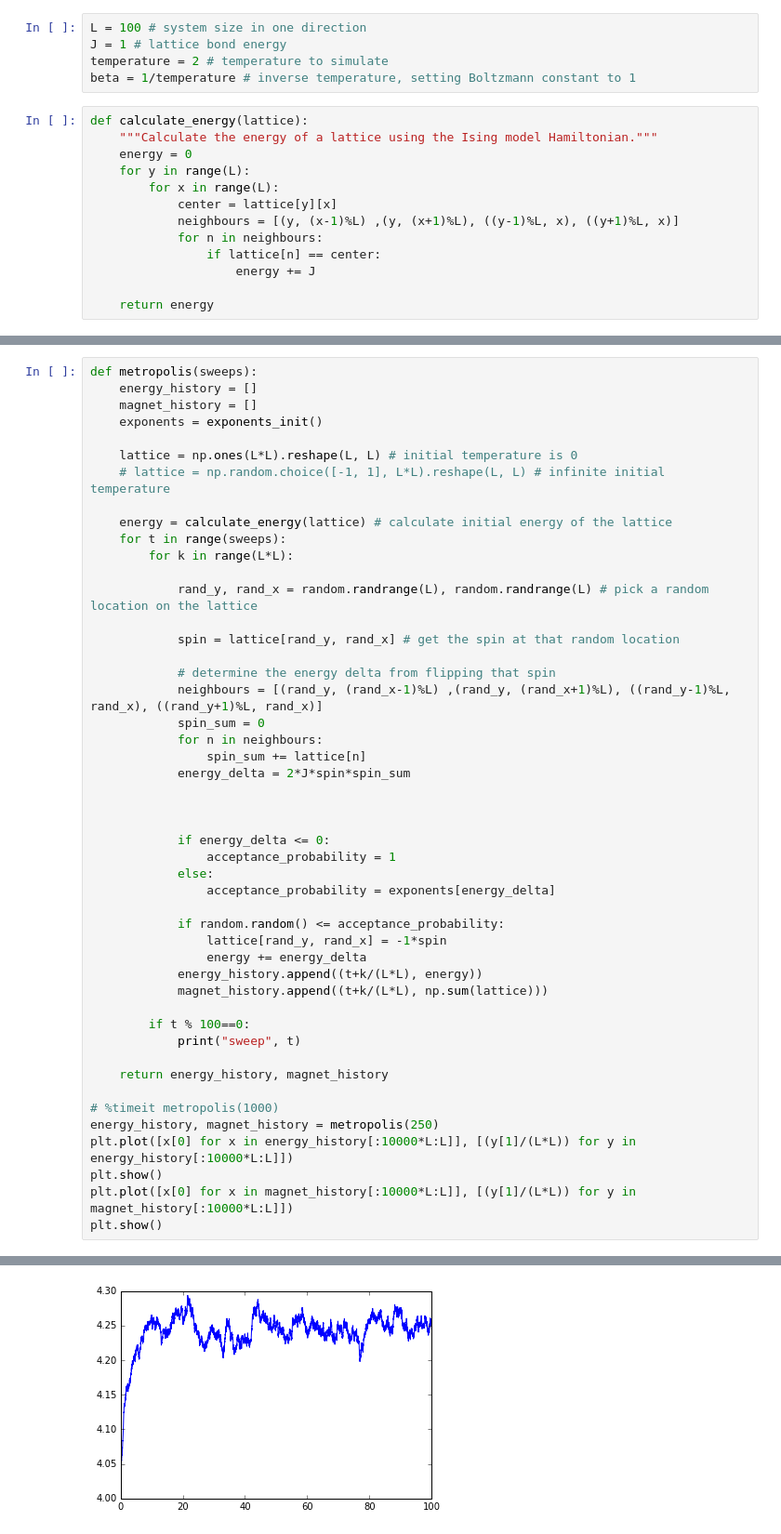
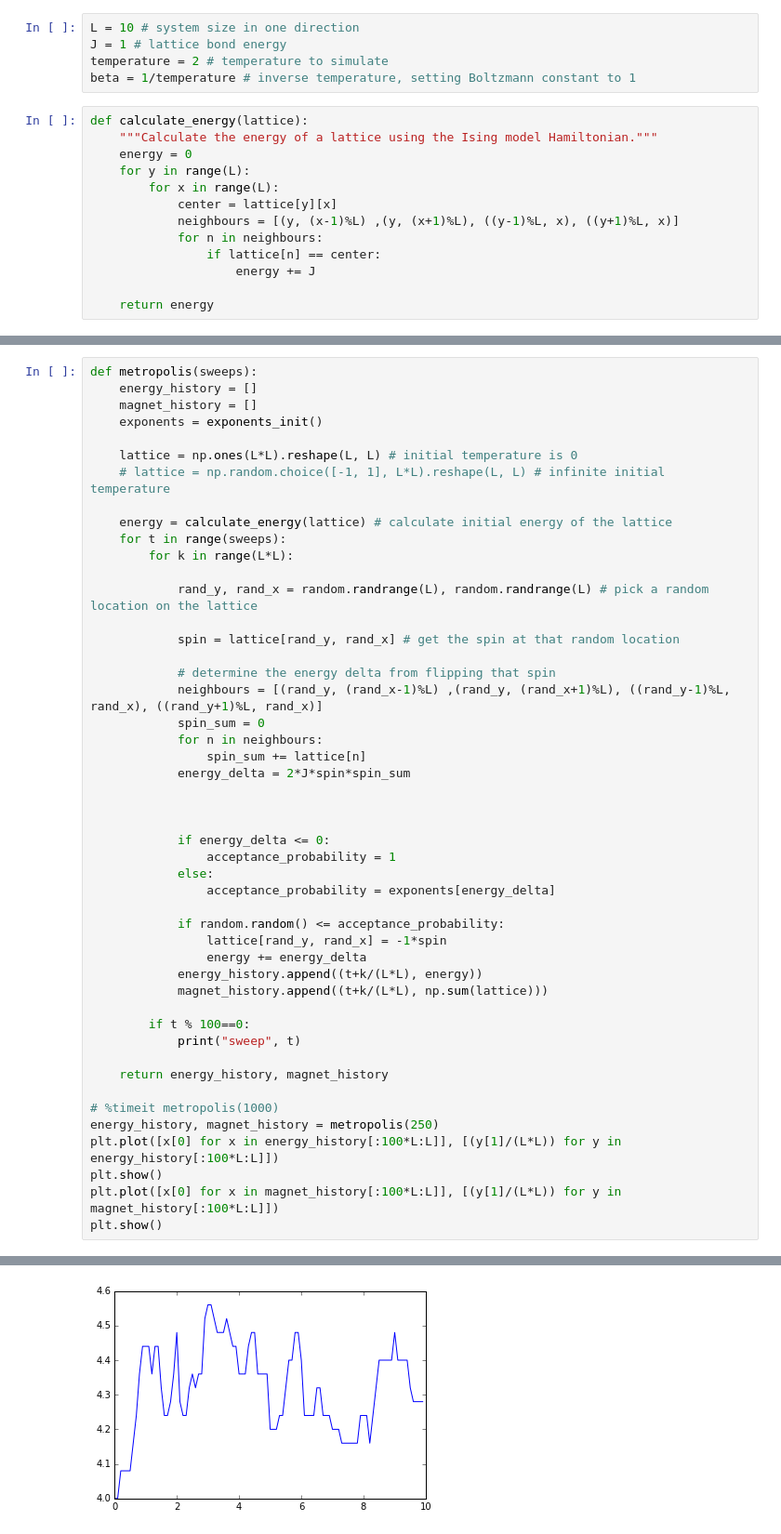
Before and after one commit to teunzwart/bachelor-project, a Jupyter notebook: code/Metropolis-Ising.ipynb, the cells around one changed output, grey strips where cells are left out. Shown at 93% size. Cells and saved outputs as stored; diff of their text form.

```diff
--- a/code/Metropolis-Ising.ipynb
+++ b/code/Metropolis-Ising.ipynb
@@ -8,7 +8,7 @@ import matplotlib.pyplot as plt
 import numpy as np
 import numba
 # %%
-L = 100 # system size in one direction
+L = 10 # system size in one direction
 J = 1 # lattice bond energy
 temperature = 2 # temperature to simulate
 beta = 1/temperature # inverse temperature, setting Boltzmann constant to 1
@@ -59,33 +55,33 @@ def metropolis(sweeps):
             for n in neighbours:
                 spin_sum += lattice[n]
             energy_delta = 2*J*spin*spin_sum
 
 
 
             if energy_delta <= 0:
                 acceptance_probability = 1
             else:
                 acceptance_probability = exponents[energy_delta]
 
             if random.random() <= acceptance_probability:
                 lattice[rand_y, rand_x] = -1*spin
                 energy += energy_delta
             energy_history.append((t+k/(L*L), energy))
             magnet_history.append((t+k/(L*L), np.sum(lattice)))
 
         if t % 100==0:
             print("sweep", t)
 
     return energy_history, magnet_history
 
 # %timeit metropolis(1000)
 energy_history, magnet_history = metropolis(250)
-plt.plot([x[0] for x in energy_history[:10000*L:L]], [(y[1]/(L*L)) for y in energy_history[:10000*L:L]])
+plt.plot([x[0] for x in energy_history[:100*L:L]], [(y[1]/(L*L)) for y in energy_history[:100*L:L]])
 plt.show()
-plt.plot([x[0] for x in magnet_history[:10000*L:L]], [(y[1]/(L*L)) for y in magnet_history[:10000*L:L]])
+plt.plot([x[0] for x in magnet_history[:100*L:L]], [(y[1]/(L*L)) for y in magnet_history[:100*L:L]])
 plt.show()
 # %% [output]
 sweep 0
 sweep 100
 sweep 200
-[figure, old version]
+[figure, new version]
```
Also changed, not shown: parts of 9 cells of this notebook.
